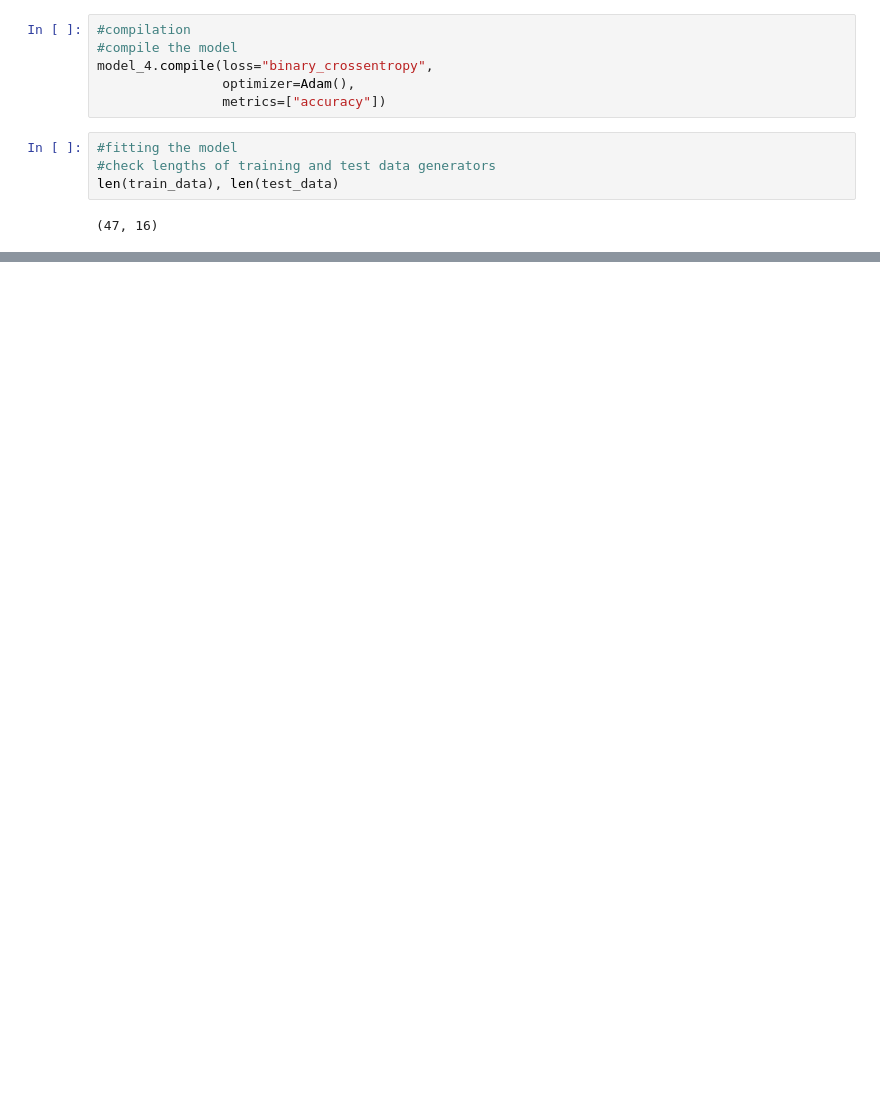
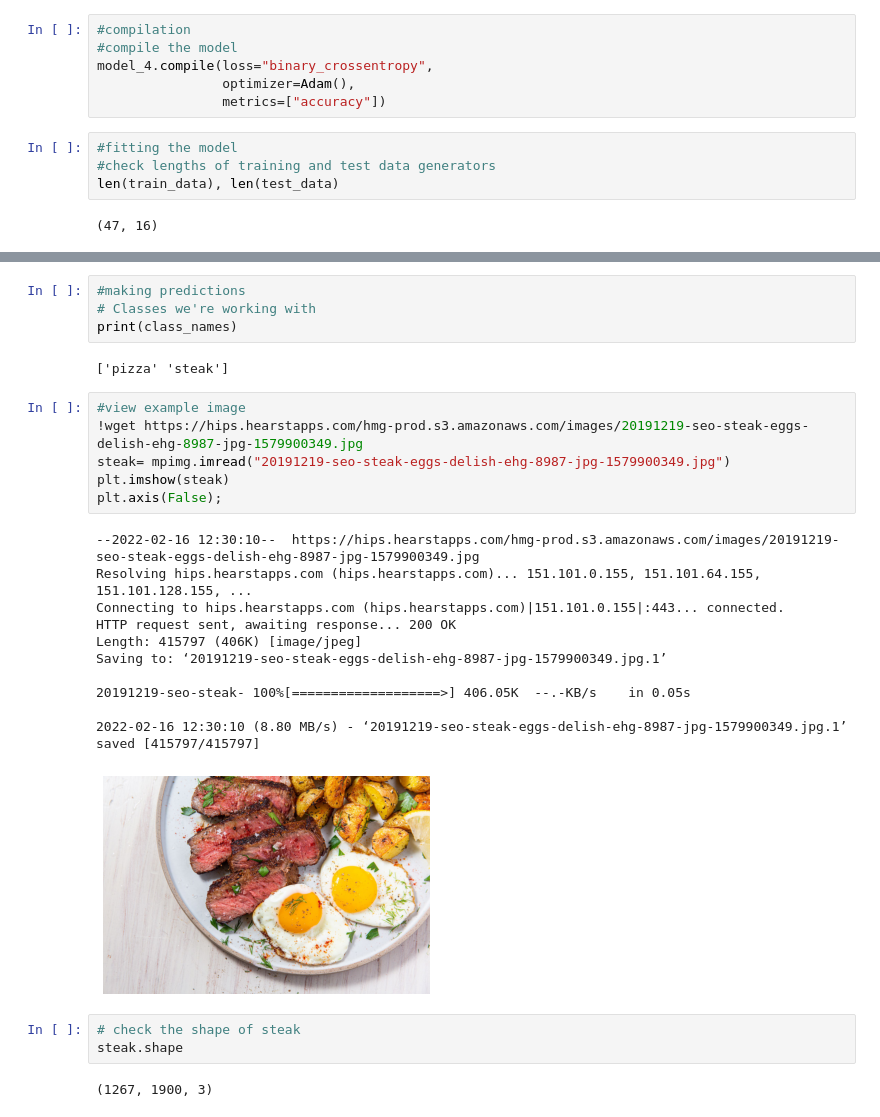
Before and after one commit to El-Nico/tensorflow-notes, a Jupyter notebook: convolution_exercises.ipynb, the cells around one changed output, grey strips where cells are left out. Drawn from its saved outputs; the diff is of its cells as text; blank space fills up the shorter version.

```diff
--- a/convolution_exercises.ipynb
+++ b/convolution_exercises.ipynb
@@ -299,0 +306,29 @@ plot_loss_curves(history_4)
+# %%
+#making predictions
+# Classes we're working with
+print(class_names)
+# %% [output]
+['pizza' 'steak']
+# %%
+#view example image
+!wget https://hips.hearstapps.com/hmg-prod.s3.amazonaws.com/images/20191219-seo-steak-eggs-delish-ehg-8987-jpg-1579900349.jpg
+steak= mpimg.imread("20191219-seo-steak-eggs-delish-ehg-8987-jpg-1579900349.jpg")
+plt.imshow(steak)
+plt.axis(False);
+# %% [output]
+--2022-02-16 12:30:10--  https://hips.hearstapps.com/hmg-prod.s3.amazonaws.com/images/20191219-seo-steak-eggs-delish-ehg-8987-jpg-1579900349.jpg
+Resolving hips.hearstapps.com (hips.hearstapps.com)... 151.101.0.155, 151.101.64.155, 151.101.128.155, ...
+Connecting to hips.hearstapps.com (hips.hearstapps.com)|151.101.0.155|:443... connected.
+HTTP request sent, awaiting response... 200 OK
+Length: 415797 (406K) [image/jpeg]
+Saving to: ‘20191219-seo-steak-eggs-delish-ehg-8987-jpg-1579900349.jpg.1’
+
+20191219-seo-steak- 100%[===================>] 406.05K  --.-KB/s    in 0.05s
+
+2022-02-16 12:30:10 (8.80 MB/s) - ‘20191219-seo-steak-eggs-delish-ehg-8987-jpg-1579900349.jpg.1’ saved [415797/415797]
+[figure, added]
+# %%
+# check the shape of steak
+steak.shape
+# %% [output]
+(1267, 1900, 3)
```
Also changed, not shown: parts of 25 cells of this notebook.
